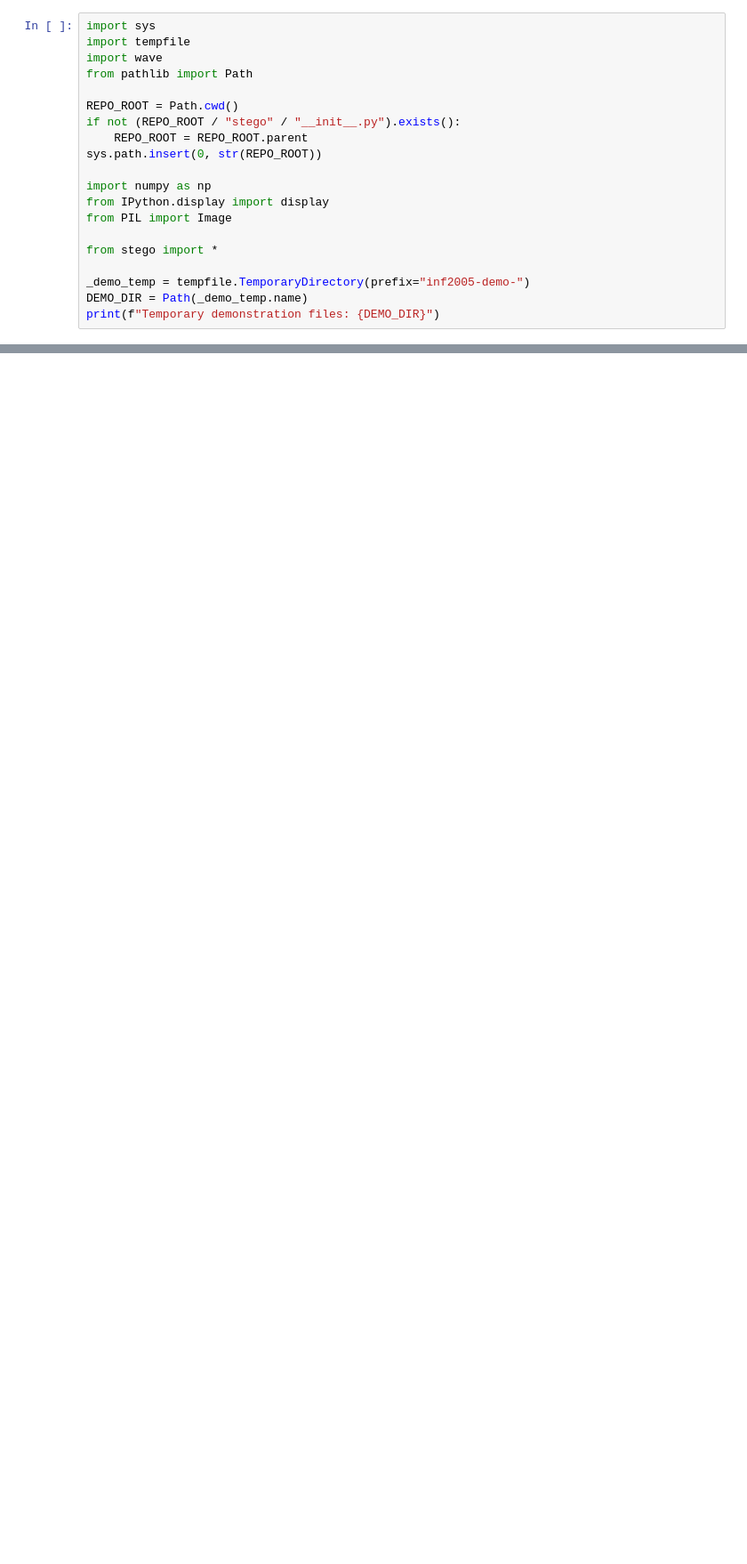
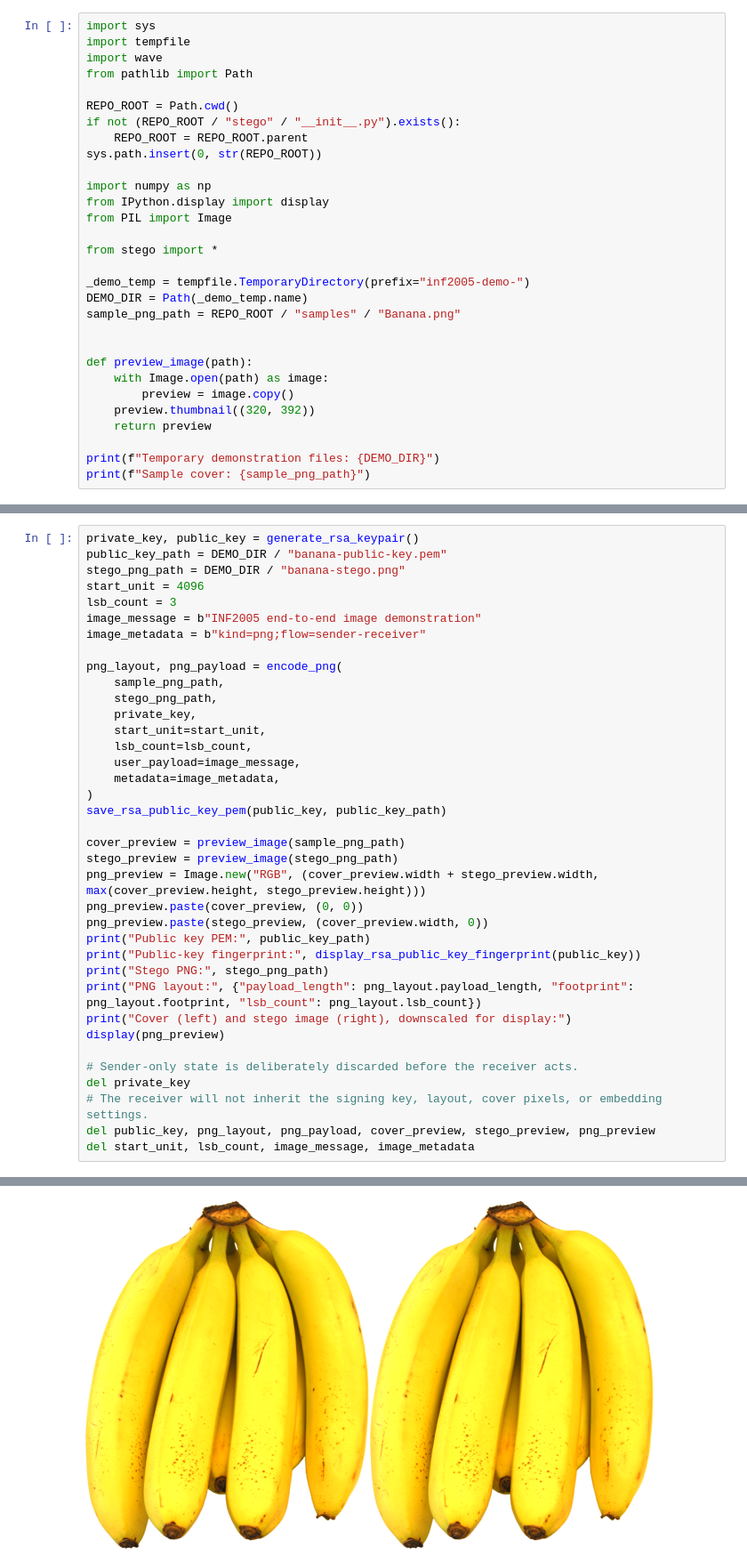
Before and after one commit to alvinto27/INF2005-ACW1, a Jupyter notebook: notebooks/FR1-12 Prototype.ipynb, the cells around one changed output, grey strips where cells are left out. Shown at 89% size. Drawn from its saved outputs; the diff is of its cells as text; blank space fills up the shorter version.

Commit message:
Rewrite demo as end-to-end receiver flow
Restore the flattened RGB Banana cover and demonstrate PNG and WAV sender-to-receiver verification, failure verdicts, and the k comparison analysis.

```diff
--- a/notebooks/FR1-12 Prototype.ipynb
+++ b/notebooks/FR1-12 Prototype.ipynb
@@ -21,4 +28,14 @@ from stego import *
 
 _demo_temp = tempfile.TemporaryDirectory(prefix="inf2005-demo-")
 DEMO_DIR = Path(_demo_temp.name)
+sample_png_path = REPO_ROOT / "samples" / "Banana.png"
+
+
+def preview_image(path):
+    with Image.open(path) as image:
+        preview = image.copy()
+    preview.thumbnail((320, 392))
+    return preview
+
 print(f"Temporary demonstration files: {DEMO_DIR}")
+print(f"Sample cover: {sample_png_path}")
@@ -66,0 +51,38 @@ display(png_comparison)
+# %%
+private_key, public_key = generate_rsa_keypair()
+public_key_path = DEMO_DIR / "banana-public-key.pem"
+stego_png_path = DEMO_DIR / "banana-stego.png"
+start_unit = 4096
+lsb_count = 3
+image_message = b"INF2005 end-to-end image demonstration"
+image_metadata = b"kind=png;flow=sender-receiver"
+
+png_layout, png_payload = encode_png(
+    sample_png_path,
+    stego_png_path,
+    private_key,
+    start_unit=start_unit,
+    lsb_count=lsb_count,
+    user_payload=image_message,
+    metadata=image_metadata,
+)
+save_rsa_public_key_pem(public_key, public_key_path)
+
+cover_preview = preview_image(sample_png_path)
+stego_preview = preview_image(stego_png_path)
+png_preview = Image.new("RGB", (cover_preview.width + stego_preview.width, max(cover_preview.height, stego_preview.height)))
+png_preview.paste(cover_preview, (0, 0))
+png_preview.paste(stego_preview, (cover_preview.width, 0))
+print("Public key PEM:", public_key_path)
+print("Public-key fingerprint:", display_rsa_public_key_fingerprint(public_key))
+print("Stego PNG:", stego_png_path)
+print("PNG layout:", {"payload_length": png_layout.payload_length, "footprint": png_layout.footprint, "lsb_count": png_layout.lsb_count})
+print("Cover (left) and stego image (right), downscaled for display:")
+display(png_preview)
+
+# Sender-only state is deliberately discarded before the receiver acts.
+del private_key
+# The receiver will not inherit the signing key, layout, cover pixels, or embedding settings.
+del public_key, png_layout, png_payload, cover_preview, stego_preview, png_preview
+del start_unit, lsb_count, image_message, image_metadata
+# %% [output]
@@ -66,0 +94 @@ display(png_comparison)
+[figure, added]
```
Also changed, not shown: parts of 27 cells of this notebook, 1 other file.
